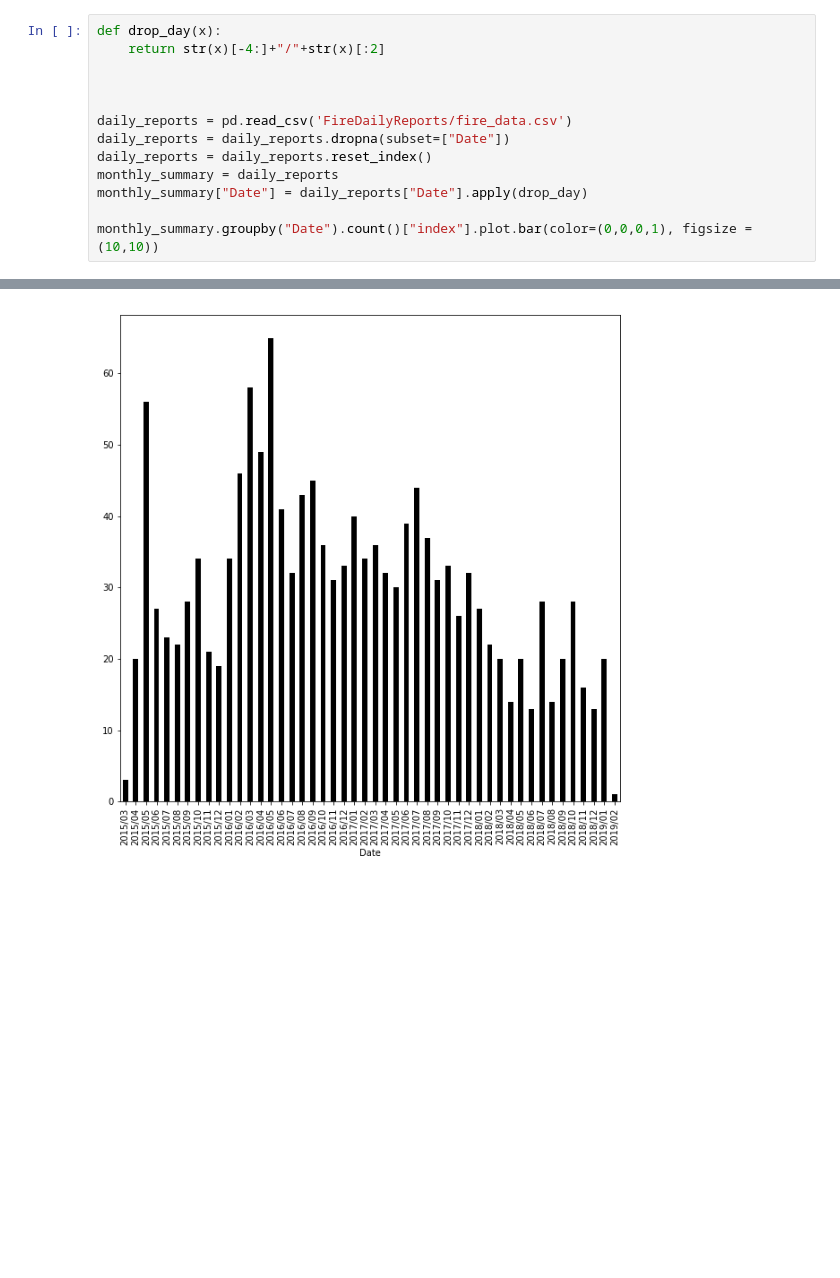
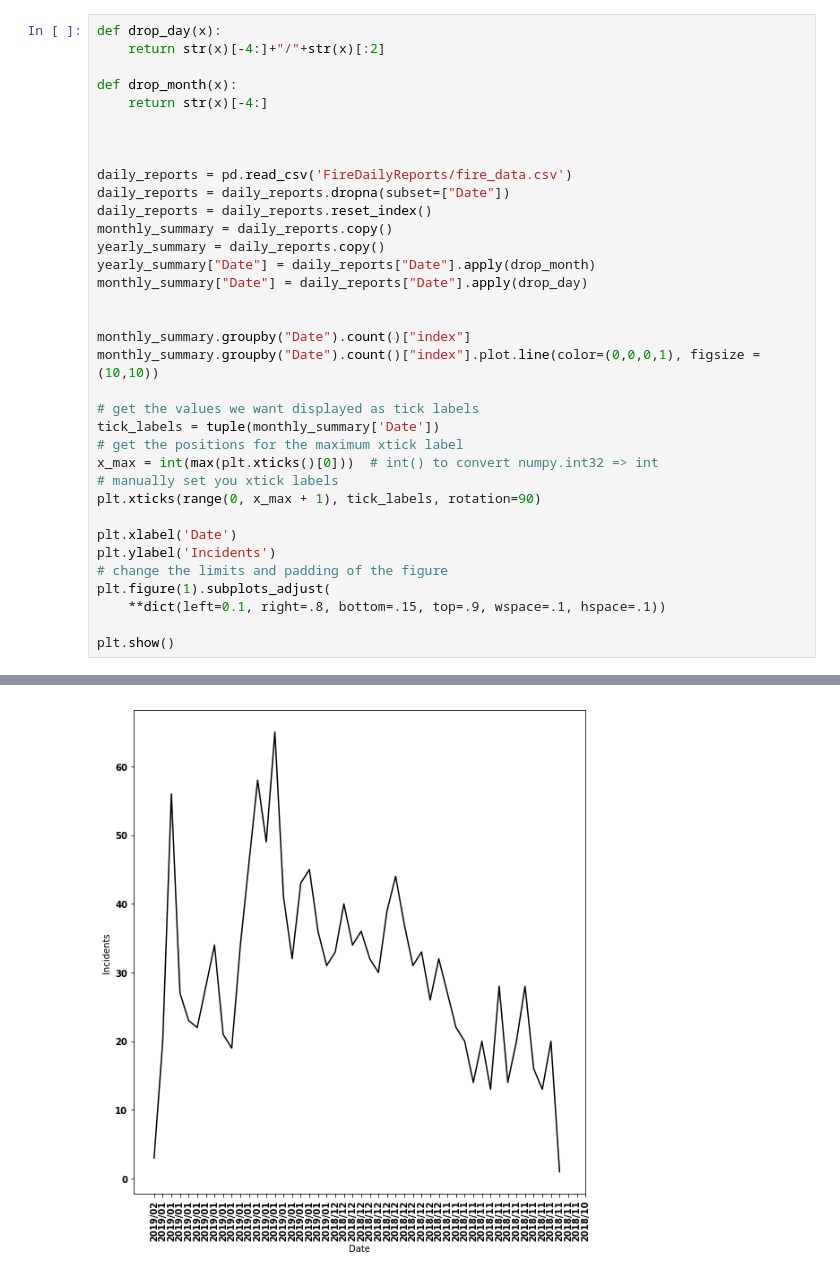
Before and after one commit to tylerharter/s19-city-t2, a Jupyter notebook: Fire/fire_analysis.ipynb, the cells around one changed output, grey strips where cells are left out. Drawn from its saved outputs; the diff is of its cells as text; blank space fills up the shorter version.

Commit message:
Fire Incident Graph made readable

```diff
--- a/Fire/fire_analysis.ipynb
+++ b/Fire/fire_analysis.ipynb
@@ -63,14 +112,36 @@ plotable_expenses.plot.pie(y = "2018", figsize = (12,12), legend = False, title
 # %%
 def drop_day(x):
     return str(x)[-4:]+"/"+str(x)[:2]
+
+def drop_month(x):
+    return str(x)[-4:]
 
 
 
 daily_reports = pd.read_csv('FireDailyReports/fire_data.csv')
 daily_reports = daily_reports.dropna(subset=["Date"])
 daily_reports = daily_reports.reset_index()
-monthly_summary = daily_reports
+monthly_summary = daily_reports.copy()
+yearly_summary = daily_reports.copy()
+yearly_summary["Date"] = daily_reports["Date"].apply(drop_month)
 monthly_summary["Date"] = daily_reports["Date"].apply(drop_day)
 
-monthly_summary.groupby("Date").count()["index"].plot.bar(color=(0,0,0,1), figsize = (10,10))
+
+monthly_summary.groupby("Date").count()["index"]
+monthly_summary.groupby("Date").count()["index"].plot.line(color=(0,0,0,1), figsize = (10,10))
+
+# get the values we want displayed as tick labels
+tick_labels = tuple(monthly_summary['Date'])
+# get the positions for the maximum xtick label
+x_max = int(max(plt.xticks()[0]))  # int() to convert numpy.int32 => int
+# manually set you xtick labels
+plt.xticks(range(0, x_max + 1), tick_labels, rotation=90)
+
+plt.xlabel('Date')
+plt.ylabel('Incidents')
+# change the limits and padding of the figure
+plt.figure(1).subplots_adjust(
+    **dict(left=0.1, right=.8, bottom=.15, top=.9, wspace=.1, hspace=.1))
+
+plt.show()
 # %% [output]
@@ -78 +148 @@ monthly_summary.groupby("Date").count()["index"].plot.bar(color=(0,0,0,1), figsi
-[figure, old version]
+[figure, new version]
```
Also changed, not shown: parts of 9 cells of this notebook.
